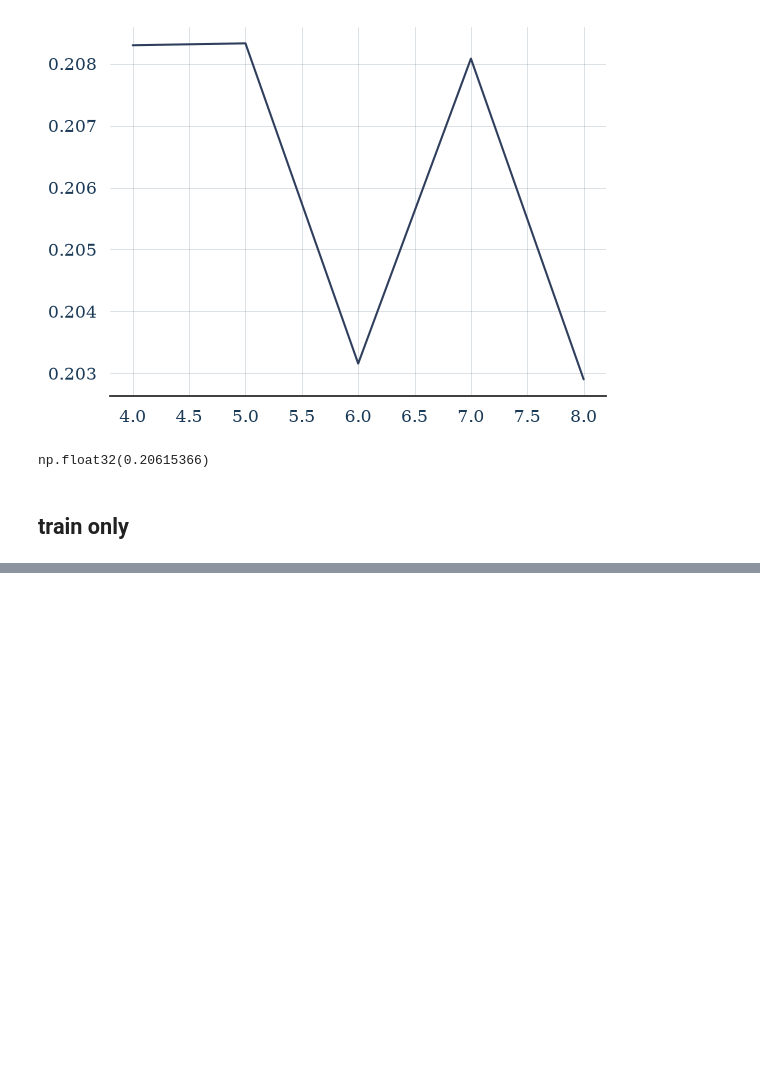
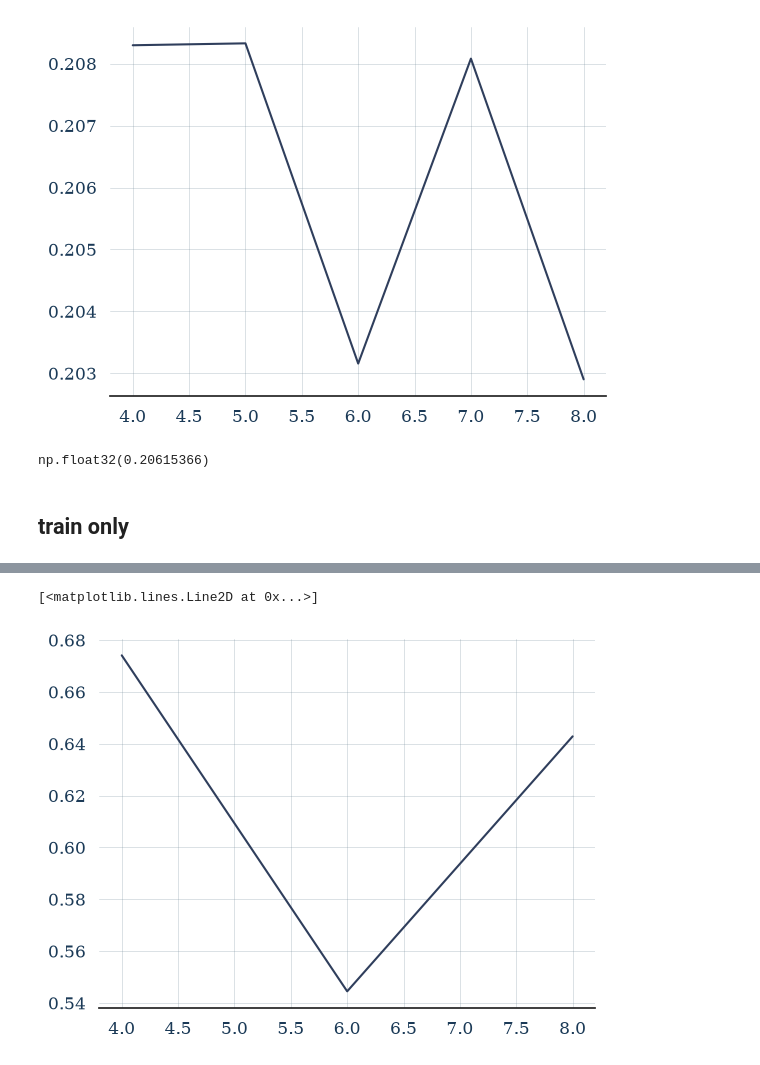
Before and after one commit to HindAlz/EEGMotorImagery-Classification, a Jupyter notebook: Code/9_RobustMissingFreq.ipynb, the cells around one changed output, grey strips where cells are left out. Saved outputs shown, nothing was run; the diff lists cells and outputs as text; code cells hidden in the pictures; blank space fills up the shorter version.

```diff
--- a/Code/9_RobustMissingFreq.ipynb
+++ b/Code/9_RobustMissingFreq.ipynb
@@ -450,0 +838,5 @@ plt.plot(bandwidths, accuracy)
+# %%
+plt.plot(bandwidths, accuracy)
+# %% [output]
+[<matplotlib.lines.Line2D at 0x...>]
+[figure, added]
```
Also changed, not shown: parts of 7 cells of this notebook.
